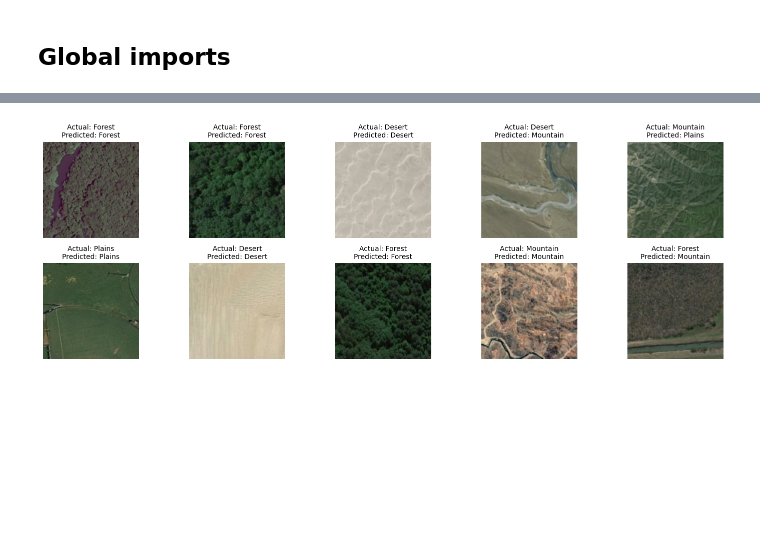
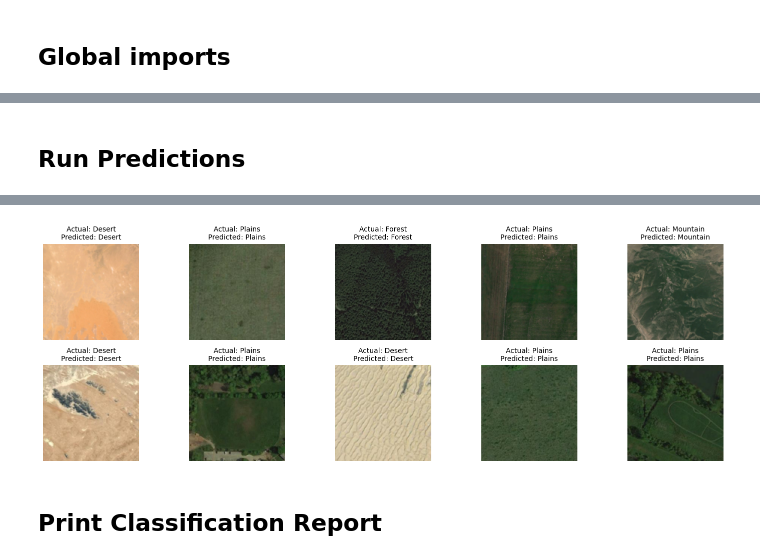
Before and after one commit to cruisemaniac/pde4433_coursework2, a Jupyter notebook: coursework2.ipynb, the cells around one changed output, grey strips where cells are left out. Cells and saved outputs as stored; diff of their text form; code cells hidden in the pictures; blank space fills up the shorter version.

```diff
--- a/coursework2.ipynb
+++ b/coursework2.ipynb
@@ -148,5 +151,16 @@ Test accuracy: 0.8968750238418579
+# %% [markdown]
+## Run Predictions
 # %%
-# Run the prediction to see what images are from the test set
+"""
+We pick 10 random images from the dataset and display them to compare
+what the actual image class is vs what the trained model has predicted.
+
+Based on the accuracy of the model as show in the graph above, we can estimate
+that the model should be able to predict max 2 wrong image out of 10 (~ 88% - 90% accuracy).
+
+We can optimize for improvements in the algorithm and model tuning for future enhancements.
+At this point, any additional training run will result in overfitting.
+"""
 y_pred = model.predict(X_test)
 predicted_classes = np.argmax(y_pred, axis=1)
 
@@ -176,4 +190,6 @@ plt.show()
-[figure, old version]
+[figure, new version]
+# %% [markdown]
+## Print Classification Report
 # %%
 print("Classification Report:")
 print(classification_report(y_test, predicted_classes, target_names=classes))
```
Also changed, not shown: parts of 10 cells of this notebook.
